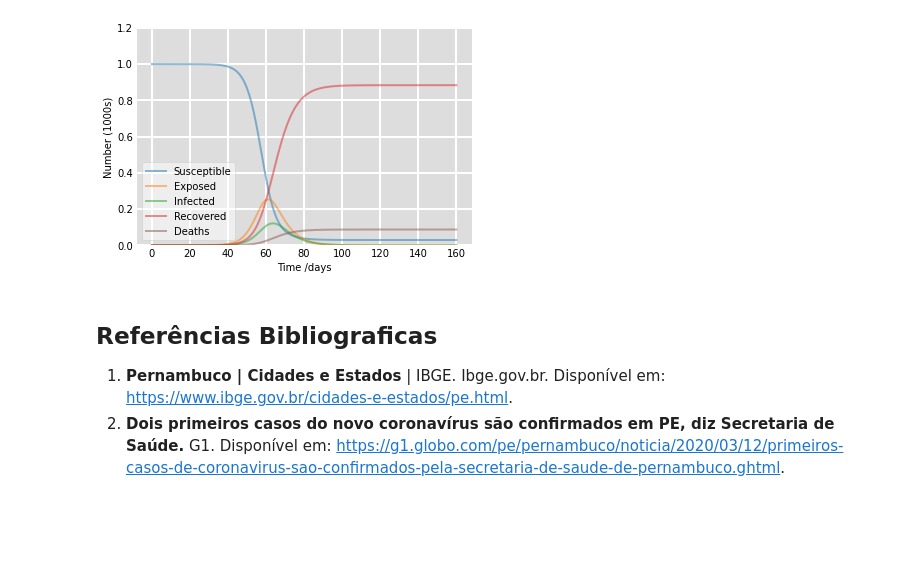
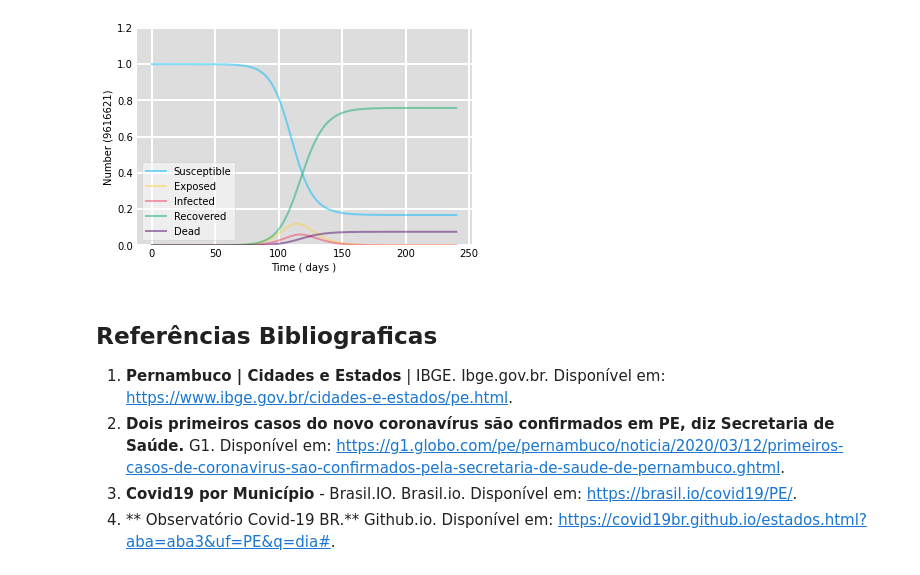
Before and after one commit to naftalima/covid19-seird, a Jupyter notebook: projeto.ipynb, the cells around one changed output. Drawn from its saved outputs; the diff is of its cells as text; code cells hidden in the pictures; blank space fills up the shorter version.

```diff
--- a/projeto.ipynb
+++ b/projeto.ipynb
@@ -28,57 +38,58 @@ def ode_solver(t, initial_conditions, params):
     res = odeint(ode_model, [initS, initE, initI, initR, initD], t, args=(beta, sigma, gamma, mu))
     return res
 # %%
-initN = 9616621
-# S0 = 966000000
+initN = 9616621 #População inicial
+
+# initS
 initE = 5
 initI = 2
 initR = 0
 initD = 0
-sigma = 1/5.2
-gamma = 1/2.9
-mu = 0.034
-R0 = 4
-beta = R0 * gamma
-days = 180
+
+sigma = 1/5.2 # periodo de incubação
+gamma = 1/2.9 # taxa de recuperação
+mu = 0.034 # taxa de mortalidade
+R0 = 2.36 # taxa de transmissibilidade [4]
+beta = R0 * gamma # taxa de transmissão
+days = 240
 # %%
 initial_conditions = [initE, initI, initR, initN, initD]
 params = [beta, sigma, gamma, mu]
 # tspan = np.arange(0, days, 1)
-tspan = np.linspace(0,160,160)
+tspan = np.linspace(0,240,240)
 sol = ode_solver(tspan, initial_conditions, params)
 S, E, I, R, D = sol[:, 0], sol[:, 1], sol[:, 2], sol[:, 3], sol[:, 4]
 # %%
 fig = plt.figure(facecolor = 'w')
 ax = fig.add_subplot(111, facecolor = '#dddddd', axisbelow = True)
 
-ax.plot(tspan, S/initN, '#1f77b4', alpha = 0.5, lw = 2, label = 'Susceptible')
-ax.plot(tspan, E/initN, '#ff7f0e', alpha = 0.5, lw = 2, label = 'Exposed')
-ax.plot(tspan, I/initN, '#2ca02c', alpha = 0.5, lw = 2, label = 'Infected')
-ax.plot(tspan, R/initN, '#d62728', alpha = 0.5, lw = 2, label = 'Recovered')
-ax.plot(tspan, D/initN, '#8c564b', alpha = 0.5, lw = 2, label = 'Deaths')
+ax.plot(tspan, S/initN, '#00bbf9', alpha = 0.5, lw = 2, label = 'Susceptible')
+ax.plot(tspan, E/initN, '#ffd23f', alpha = 0.5, lw = 2, label = 'Exposed')
+ax.plot(tspan, I/initN, '#ee4266', alpha = 0.5, lw = 2, label = 'Infected')
+ax.plot(tspan, R/initN, '#0ead69', alpha = 0.5, lw = 2, label = 'Recovered')
+ax.plot(tspan, D/initN, '#540d6e', alpha = 0.5, lw = 2, label = 'Dead')
 
-
-ax.set_xlabel('Time /days')
-ax.set_ylabel('Number (1000s)')
+ax.set_xlabel('Time ( days )')
+ax.set_ylabel(f'Number ({initN})')
 ax.set_ylim(0,1.2)
 ax.yaxis.set_tick_params(length = 0)
 ax.xaxis.set_tick_params(length = 0)
 ax.grid(b = True, which = 'major', c = 'w', lw = 2, ls = '-')
 
 legend = ax.legend()
 legend.get_frame().set_alpha(0.5)
 
 for spine in ('top', 'right', 'bottom', 'left'):
   ax.spines[spine].set_visible(False)
 # plt.savefig('sir.pdf')
 plt.show()
 # %% [output]
-[figure, old version]
+[figure, new version]
 # %% [markdown]
 ## Referências Bibliograficas
 
 1. **Pernambuco | Cidades e Estados** | IBGE. Ibge.gov.br. Disponível em: <https://www.ibge.gov.br/cidades-e-estados/pe.html>.
 1. **Dois primeiros casos do novo coronavírus são confirmados em PE, diz Secretaria de Saúde.** G1. Disponível em: <https://g1.globo.com/pe/pernambuco/noticia/2020/03/12/primeiros-casos-de-coronavirus-sao-confirmados-pela-secretaria-de-saude-de-pernambuco.ghtml>.
-
+1. **Covid19 por Município** - Brasil.IO. Brasil.io. Disponível em: <https://brasil.io/covid19/PE/>.
+1. ** Observatório Covid-19 BR.** Github.io. Disponível em: <https://covid19br.github.io/estados.html?aba=aba3&uf=PE&q=dia#>.
 ‌
-‌
```
Also changed, not shown: parts of 2 cells of this notebook, 1 other file.
